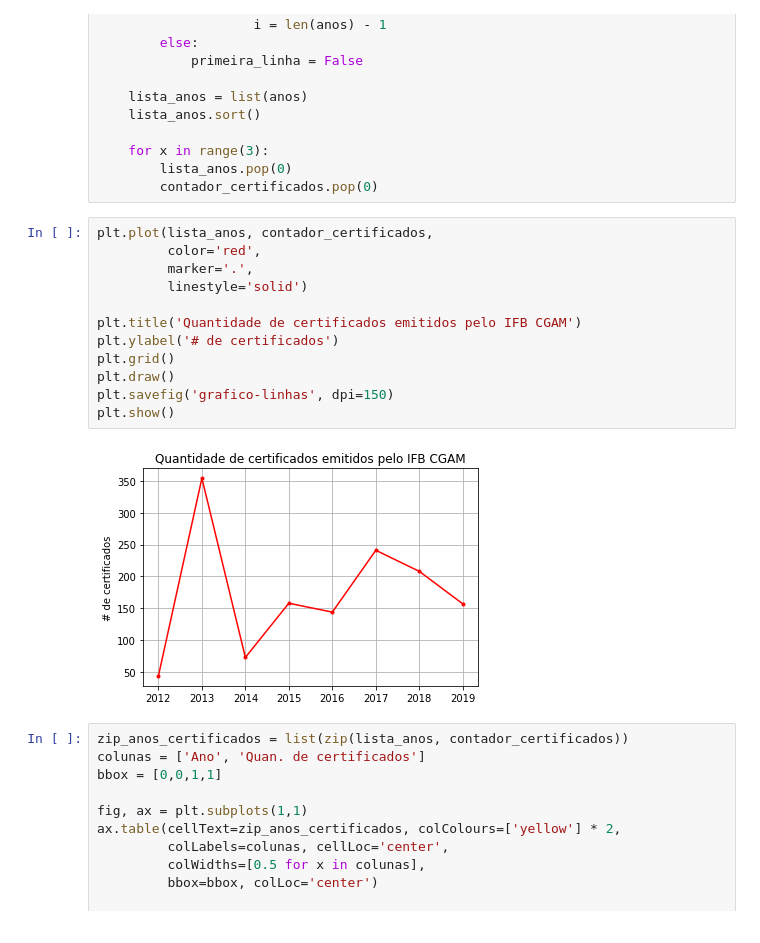
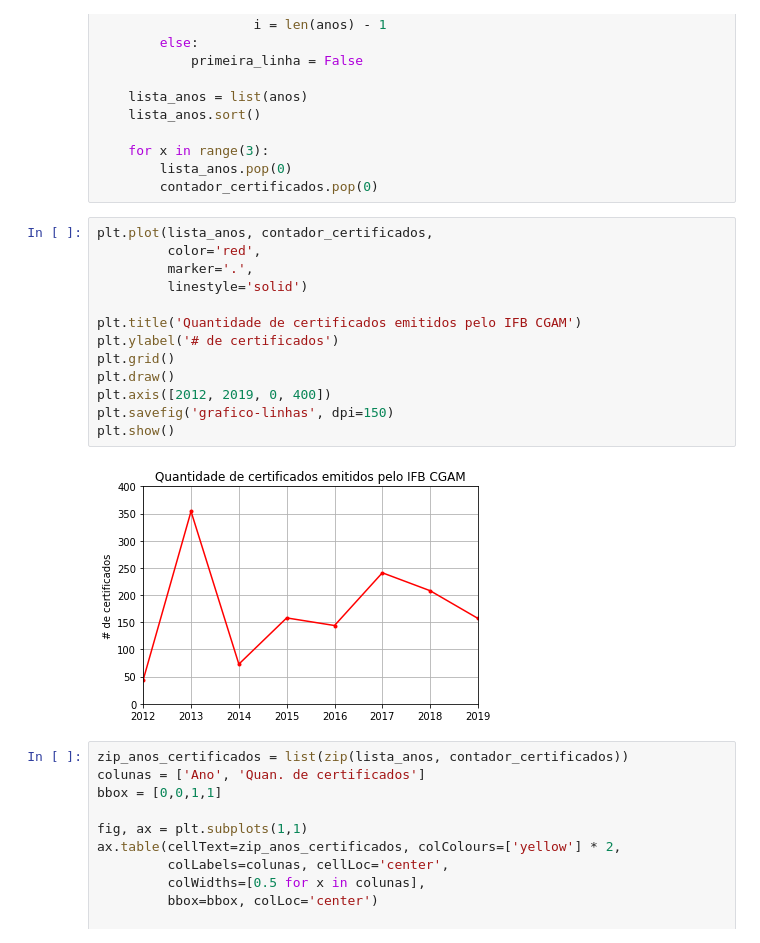
Before and after one commit to VictorDMe/dados_brasilia, a Jupyter notebook: quantidade-formandos-IFB-CGAM/formandos-IFB-CGAM.ipynb, the cells around one changed output. Cells and saved outputs as stored; diff of their text form.

```diff
--- a/quantidade-formandos-IFB-CGAM/formandos-IFB-CGAM.ipynb
+++ b/quantidade-formandos-IFB-CGAM/formandos-IFB-CGAM.ipynb
@@ -32,17 +32,18 @@ with open('certificados.csv', 'r') as arquivo:
 # %%
 plt.plot(lista_anos, contador_certificados,
          color='red',
          marker='.',
          linestyle='solid')
 
 plt.title('Quantidade de certificados emitidos pelo IFB CGAM')
 plt.ylabel('# de certificados')
 plt.grid()
 plt.draw()
+plt.axis([2012, 2019, 0, 400])
 plt.savefig('grafico-linhas', dpi=150)
 plt.show()
 # %% [output]
-[figure, old version]
+[figure, new version]
 # %%
 zip_anos_certificados = list(zip(lista_anos, contador_certificados))
 colunas = ['Ano', 'Quan. de certificados']
```
Also changed, not shown: 3 other files.
